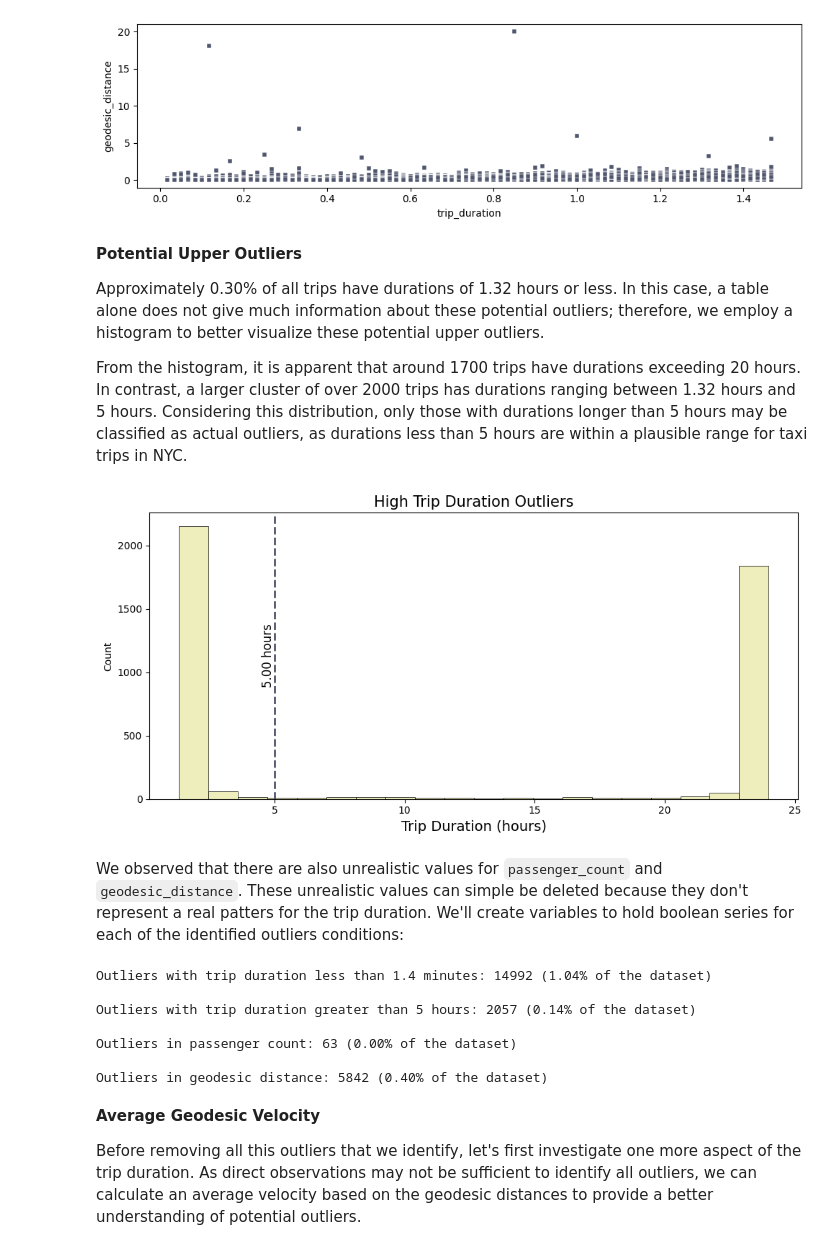
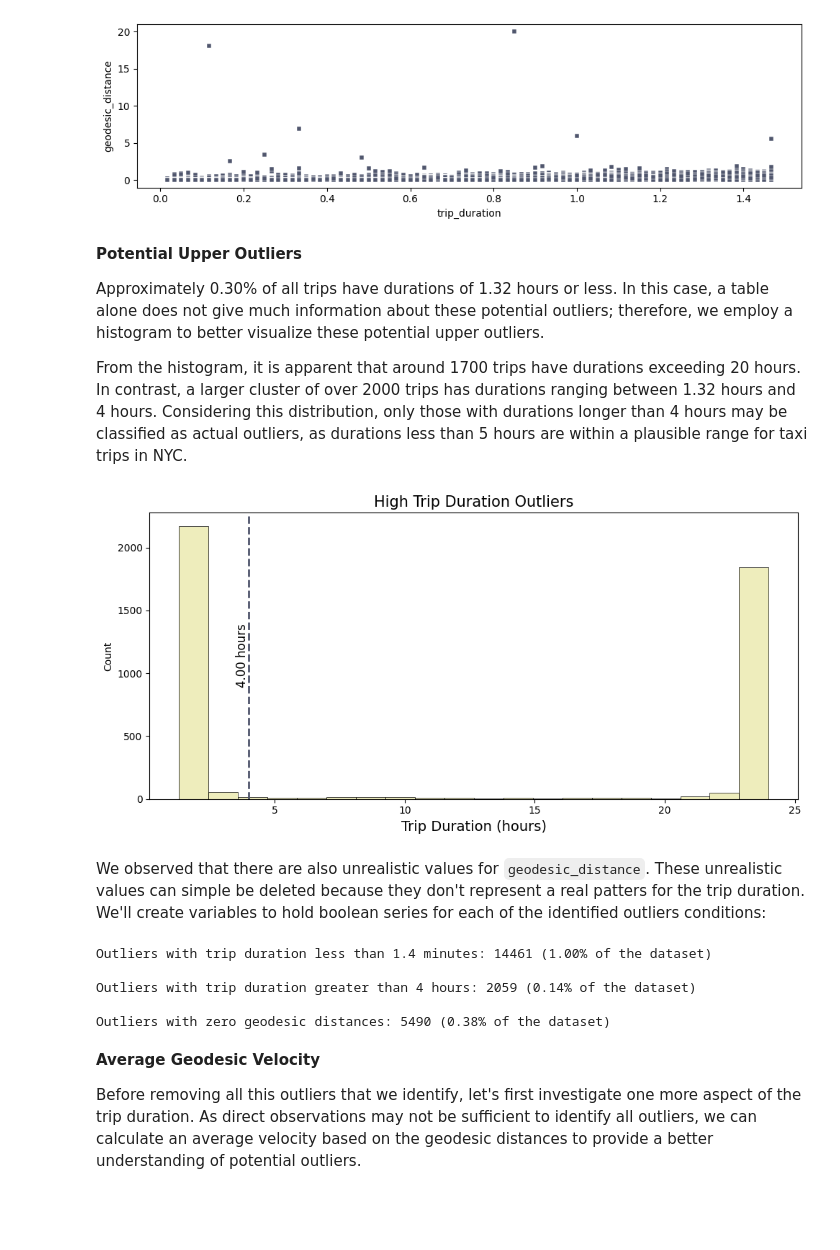
Before and after one commit to marcosbenicio/taxi-trip-regression, a Jupyter notebook: notebooks/taxi-trip-duration copy.ipynb, the cells around one changed output. Cells and saved outputs as stored; diff of their text form; code cells hidden in the pictures; blank space fills up the shorter version.

Commit message:
From cluster

```diff
--- a/notebooks/taxi-trip-duration copy.ipynb
+++ b/notebooks/taxi-trip-duration copy.ipynb
@@ -253,9 +254,9 @@ nyc_boundary = gpd.read_file(nybb_path)
 geometry = gpd.points_from_xy(  trip_outliers['pickup_longitude'],
                                 trip_outliers['pickup_latitude'])
 
-gdf_trip_outliers = plot_map(   trip_outliers, nyc_boundary, geometry,
+pickup_within_nyc = plot_map(   trip_outliers, nyc_boundary, geometry,
                                 'Pickup Locations', sample_size = 0)
 
-print(f'Number of outliers removed:{len(trip_outliers)- len(gdf_trip_outliers)}' )
+print(f'Number of outliers removed:{len(trip_outliers)- len(pickup_within_nyc)}' )
 # %% [output]
 [figure]
@@ -263,8 +264,10 @@ Number of outliers removed:1221
 # %%
-geometry = gpd.points_from_xy(trip_outliers['dropoff_longitude'],
-                                trip_outliers['dropoff_latitude'])
+geometry = gpd.points_from_xy(pickup_within_nyc['dropoff_longitude'],
+                                pickup_within_nyc['dropoff_latitude'])
 
-trip_outliers = plot_map(   trip_outliers, nyc_boundary, geometry,
-                                'Dropoff Locations', sample_size = 0)
+pickup_dropoff_within_nyc = plot_map(   pickup_within_nyc, nyc_boundary, geometry,
+                                'Dropoff Locations', sample_size = 0, color_points = orange)
+
+print(f'Number of outliers removed:{len(pickup_within_nyc) - len(pickup_dropoff_within_nyc)}' )
 # %% [output]
 [figure]
@@ -271,8 +275,8 @@ trip_outliers = plot_map(   trip_outliers, nyc_boundary, geometry,
 # %% [markdown]
 ## 3.2. Target Feature (Trip Duration)
 # %%
-# Copy the original dataset
-trip_outliers = taxi_trip.copy()
+# Copy the dataset with removed outliers from locations
+trip_outliers = pickup_dropoff_within_nyc.copy()
 # %% [markdown]
 **The interquartile range (IQR)**
 
@@ -441,0 +427,12 @@ Considering these observations, there are two possible explanations for these un
+# %%
+# Function to calculate geodesic distance in a ellipsoid
+def geodesic_distance(pickup_lat, pickup_long, dropoff_lat, dropoff_long):
+    distances = [ distance.distance( (lat1, lon1), (lat2, lon2) ).meters for lat1, lon1, lat2, lon2
+                                                            in  zip(pickup_lat, pickup_long,
+                                                                    dropoff_lat, dropoff_long) ]
+    return distances
+
+trip_outliers['geodesic_distance'] = geodesic_distance( trip_outliers['pickup_latitude'].to_numpy(),
+                                                    trip_outliers['pickup_longitude'].to_numpy(),
+                                                    trip_outliers['dropoff_latitude'].to_numpy(),
+                                                    trip_outliers['dropoff_longitude'].to_numpy())
@@ -471,28 +470,28 @@ plt.show()
 
 Approximately 0.30% of all trips have durations of 1.32 hours or less. In this case, a table alone does not give much information about these potential outliers; therefore, we employ a histogram to better visualize these potential upper outliers.
 
-From the histogram, it is apparent that around 1700 trips have durations exceeding 20 hours. In contrast, a larger cluster of over 2000 trips has durations ranging between 1.32 hours and 5 hours. Considering this distribution, only those with durations longer than 5 hours may be classified as actual outliers, as durations less than 5 hours are within a plausible range for taxi trips in NYC.
+From the histogram, it is apparent that around 1700 trips have durations exceeding 20 hours. In contrast, a larger cluster of over 2000 trips has durations ranging between 1.32 hours and 4 hours. Considering this distribution, only those with durations longer than 4 hours may be classified as actual outliers, as durations less than 5 hours are within a plausible range for taxi trips in NYC.
 # %%
 upper_outliers = trip_outliers[upper_duration_outliers]['trip_duration'].reset_index(drop=True)/3600
 #plot_distribution_boxplot( upper_outliers, kde = False, draw_quartiles=False)
 
 fig, axes = plt.subplots(1, 1, figsize= (10, 5))
 
 # Plot the histogram on the first axes
 sns.histplot(  upper_outliers, bins=20, linewidth=0.5, color=yellow, alpha=0.5)
 
 axes.set_title(f'High Trip Duration Outliers', fontsize=15)
 axes.set_xlabel('Trip Duration (hours)', fontsize=14)
-axes.axvline(5, color=grey, linestyle='--', alpha=1, lw=2)
+axes.axvline(4, color=grey, linestyle='--', alpha=1, lw=2)
 y_center = axes.get_ylim()[1] / 2
-axes.text(5, y_center, f'{5:.2f} hours',
+axes.text(4, y_center, f'{4:.2f} hours',
             fontsize=12, color='black', va='center', ha='right', rotation=90)
 plt.tight_layout()
 plt.show()
 # %% [output]
-[figure, old version]
+[figure, new version]
 # %% [markdown]
-We observed that there are also unrealistic values for `passenger_count` and `geodesic_distance`. These unrealistic values can simple be deleted because they don't represent a real patters for the trip duration. We'll create variables to hold boolean series for each of the identified outliers conditions:
+We observed that there are also unrealistic values for `geodesic_distance`. These unrealistic values can simple be deleted because they don't represent a real patters for the trip duration. We'll create variables to hold boolean series for each of the identified outliers conditions:
 # %%
 # Percentage of lower duration outliers
 per_lower_duration = lower_duration_outliers.sum() / len(trip_outliers) * 100
@@ -500,36 +499,27 @@ print(f'\nOutliers with trip duration less than 1.4 minutes: {lower_duration_out
       f'({per_lower_duration:.2f}% of the dataset)')
 
 
-# Boolean series for trip durations over 5 hours
-upper_duration_outliers = trip_outliers['trip_duration'] > 5 * 3600
+# Boolean series for trip durations over 4 hours
+upper_duration_outliers = trip_outliers['trip_duration'] > 4 * 3600
 per_upper_duration = upper_duration_outliers.sum() / len(trip_outliers) * 100
 
-print(f'\nOutliers with trip duration greater than 5 hours: {upper_duration_outliers.sum()} '
+print(f'\nOutliers with trip duration greater than 4 hours: {upper_duration_outliers.sum()} '
       f'({per_upper_duration:.2f}% of the dataset)')
 
-# Boolean series for passenger count outliers
-passenger_outliers = (taxi_trip['passenger_count'] == 0) | (taxi_trip['passenger_count'] > 6)
-# Percentage of outliers
-per_passenger = passenger_outliers.sum() / len(taxi_trip) * 100
-
-print(f'\nOutliers in passenger count: {passenger_outliers.sum()} '
-      f'({per_passenger:.2f}% of the dataset)')
 
 # Boolean series for geodesic distance == zero
-geodesic_outliers_zeros = (taxi_trip['geodesic_distance'] == 0)
+geodesic_outliers_zeros = (trip_outliers['geodesic_distance'] == 0)
 # Percentage of outliers
 per_geodesic = geodesic_outliers_zeros.sum() / len(taxi_trip) * 100
 
-print(f'\nOutliers in geodesic distance: {geodesic_outliers_zeros.sum()} '
+print(f'\nOutliers with zero geodesic distances: {geodesic_outliers_zeros.sum()} '
       f'({per_geodesic:.2f}% of the dataset)')
 # %% [output]
-Outliers with trip duration less than 1.4 minutes: 14992 (1.04% of the dataset)
+Outliers with trip duration less than 1.4 minutes: 14461 (1.00% of the dataset)
 
-Outliers with trip duration greater than 5 hours: 2057 (0.14% of the dataset)
+Outliers with trip duration greater than 4 hours: 2059 (0.14% of the dataset)
 
-Outliers in passenger count: 63 (0.00% of the dataset)
-
-Outliers in geodesic distance: 5842 (0.40% of the dataset)
+Outliers with zero geodesic distances: 5490 (0.38% of the dataset)
 # %% [markdown]
 **Average Geodesic Velocity**
 
```
Also changed, not shown: parts of 20 cells of this notebook.
